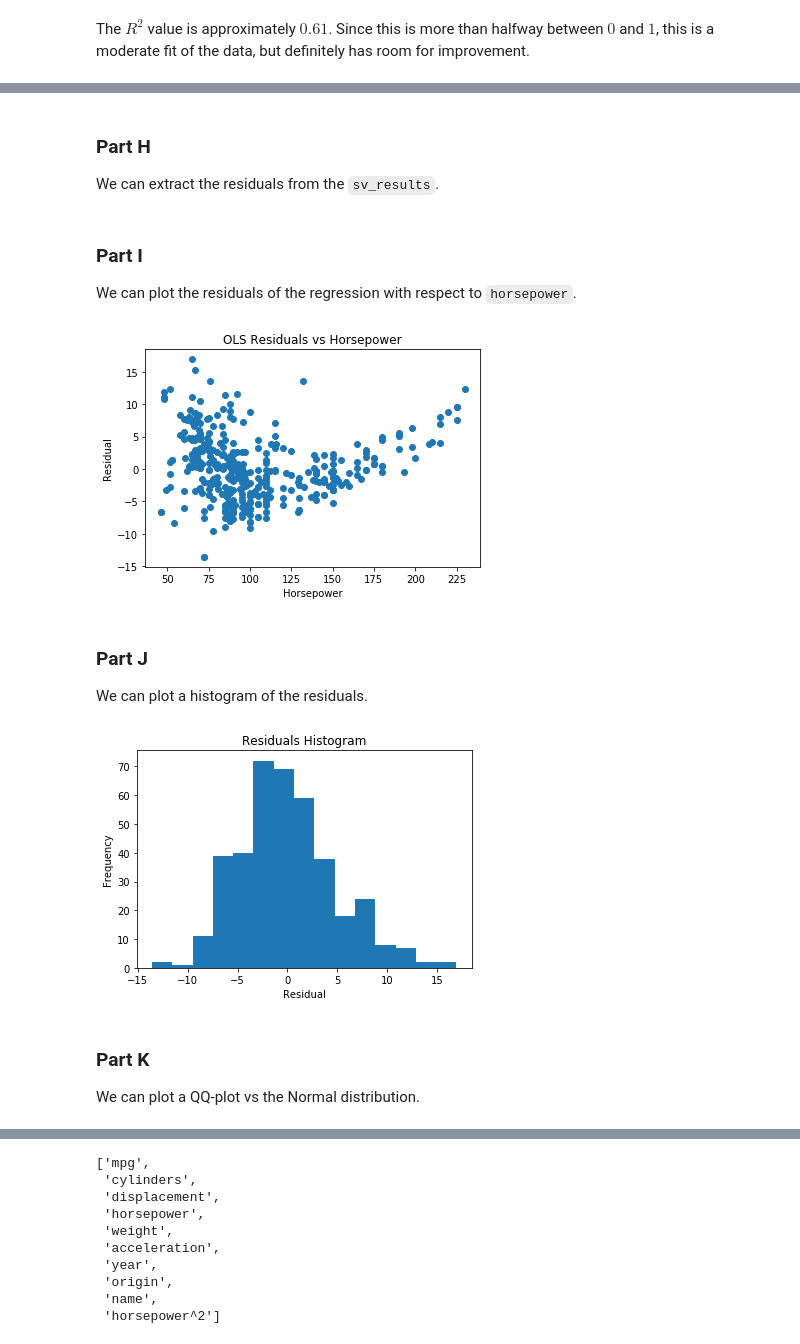
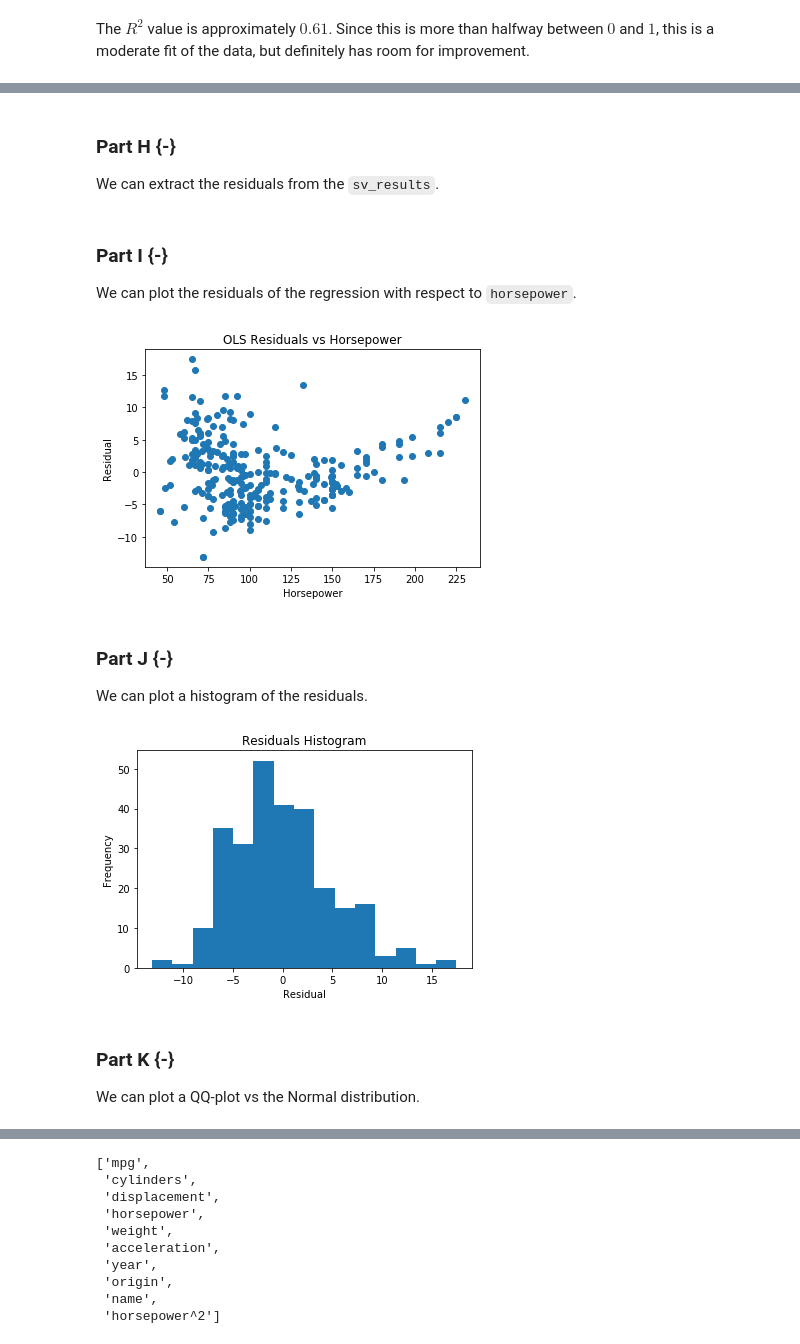
Before and after one commit to RobertDurfee/Notes, a Jupyter notebook: 18-19S/6.S077/Project/1/SimpleOLS/SimpleOLS.ipynb, the cells around one changed output, grey strips where cells are left out. Drawn from its saved outputs; the diff is of its cells as text; code cells hidden in the pictures.

```diff
--- a/18-19S/6.S077/Project/1/SimpleOLS.ipynb
+++ b/18-19S/6.S077/Project/1/SimpleOLS/SimpleOLS.ipynb
@@ -107,5 +109,5 @@ df_test = df_shuffled[split_point:].copy()
 
 We can use `statsmodels` implementation of ordinary least squares to create a model for the regression of `mpg` on `horsepower`.
 # %%
-sv_model = sm.OLS(df['mpg'], sm.add_constant(df['horsepower']))
+sv_model = sm.OLS(df_train['mpg'], sm.add_constant(df_train['horsepower']))
 # %% [markdown]
@@ -186,25 +190,25 @@ _ = plt.xlabel('Horsepower')
 
 It does not appear that the linear regression does justice to the data. The `mpg` for larger `horsepower` values in particular doesn't look accurate. It seems like a polynomial feature transformation of degree $2$ would do better.
 # %% [markdown]
-### Part H
+### Part H {-}
 
 We can extract the residuals from the `sv_results`.
 # %%
 sv_resid = sv_results.resid
 # %% [markdown]
-### Part I
+### Part I {-}
 
 We can plot the residuals of the regression with respect to `horsepower`.
 # %%
-plt.scatter(df['horsepower'], sv_resid)
+plt.scatter(df_train['horsepower'], sv_resid)
 
 plt.title('OLS Residuals vs Horsepower')
 plt.ylabel('Residual')
 _ = plt.xlabel('Horsepower')
 # %% [output]
-[figure, old version]
+[figure, new version]
 # %% [markdown]
-### Part J
+### Part J {-}
 
 We can plot a histogram of the residuals.
 # %%
@@ -214,9 +218,9 @@ plt.title('Residuals Histogram')
 plt.ylabel('Frequency')
 _ = plt.xlabel('Residual')
 # %% [output]
-[figure, old version]
+[figure, new version]
 # %% [markdown]
-### Part K
+### Part K {-}
 
 We can plot a QQ-plot vs the Normal distribution.
 # %%
```
Also changed, not shown: parts of 47 cells of this notebook, 33 other files.
